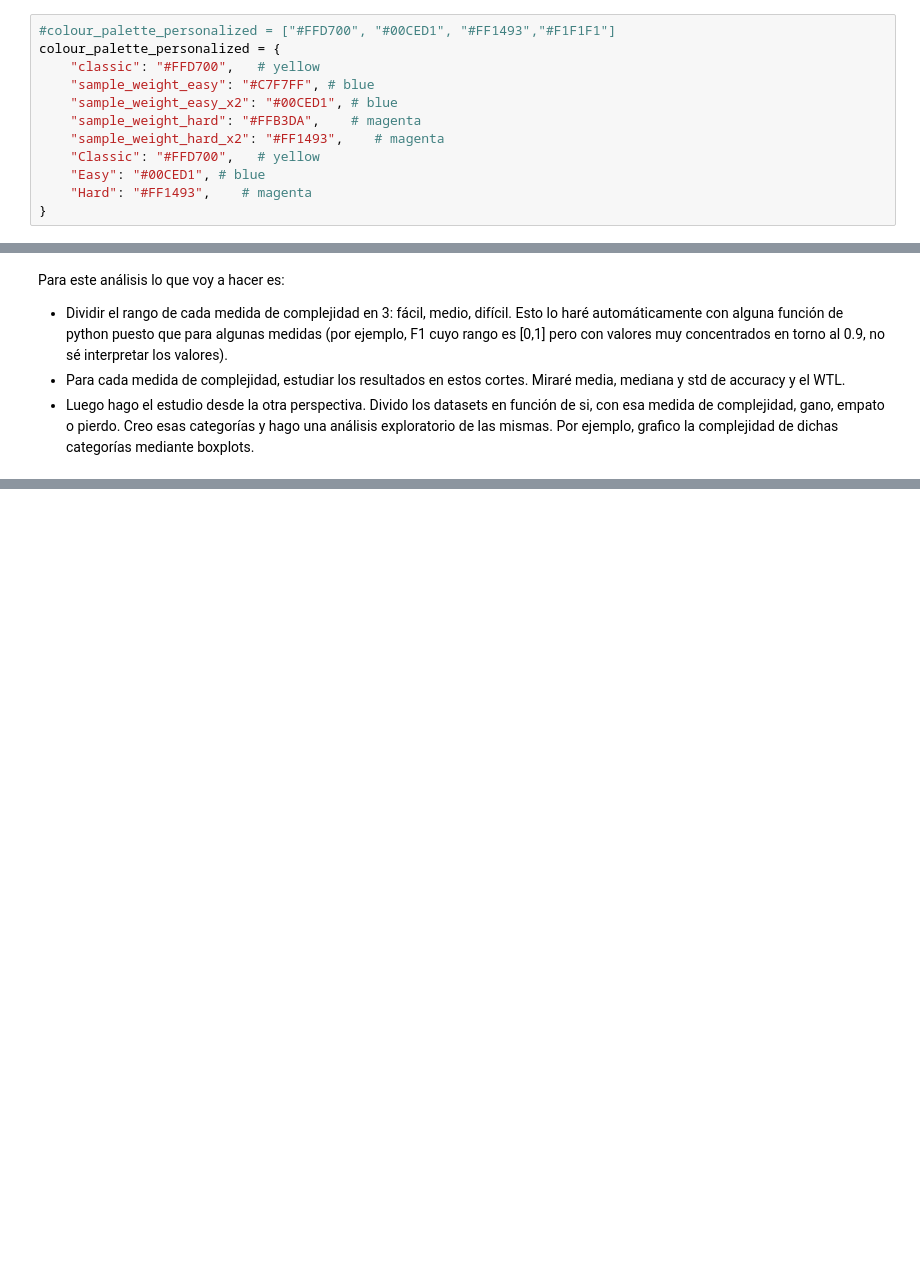
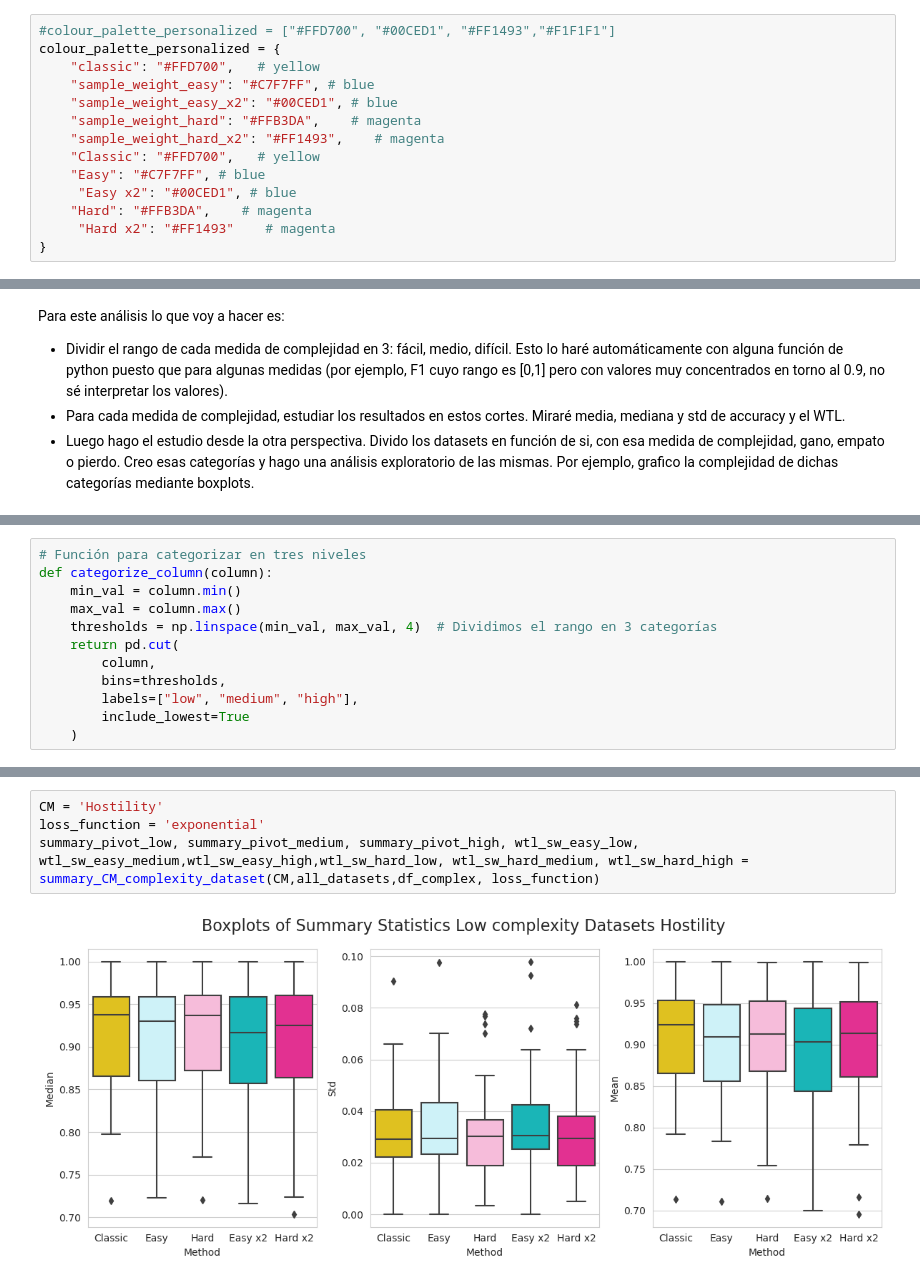
Before and after one commit to carmenlancho/EnsemblesComplexity, a Jupyter notebook: Notebooks/Analysis_GB_LevelOfComplexity.ipynb, the cells around one changed output, grey strips where cells are left out. Cells and saved outputs as stored; diff of their text form; blank space fills up the shorter version.

Commit message:
notebook para estudio resultados GB por nivel de complejidad: análisis más avanzado

```diff
--- a/Notebooks/Analysis_GB_LevelOfComplexity.ipynb
+++ b/Notebooks/Analysis_GB_LevelOfComplexity.ipynb
@@ -26,8 +26,10 @@ colour_palette_personalized = {
     "sample_weight_hard": "#FFB3DA",    # magenta
     "sample_weight_hard_x2": "#FF1493",    # magenta
     "Classic": "#FFD700",   # yellow
-    "Easy": "#00CED1", # blue
-    "Hard": "#FF1493",    # magenta
+    "Easy": "#C7F7FF", # blue
+     "Easy x2": "#00CED1", # blue
+    "Hard": "#FFB3DA",    # magenta
+     "Hard x2": "#FF1493"    # magenta
 }
 # %%
 specific_path = os.path.join(path_csv, '*Aggregated*.csv')
@@ -57,0 +183,12 @@ Para este análisis lo que voy a hacer es:
+# %%
+# Función para categorizar en tres niveles
+def categorize_column(column):
+    min_val = column.min()
+    max_val = column.max()
+    thresholds = np.linspace(min_val, max_val, 4)  # Dividimos el rango en 3 categorías
+    return pd.cut(
+        column,
+        bins=thresholds,
+        labels=["low", "medium", "high"],
+        include_lowest=True
+    )
@@ -57,0 +463,6 @@ Para este análisis lo que voy a hacer es:
+# %%
+CM = 'Hostility'
+loss_function = 'exponential'
+summary_pivot_low, summary_pivot_medium, summary_pivot_high, wtl_sw_easy_low, wtl_sw_easy_medium,wtl_sw_easy_high,wtl_sw_hard_low, wtl_sw_hard_medium, wtl_sw_hard_high = summary_CM_complexity_dataset(CM,all_datasets,df_complex, loss_function)
+# %% [output]
+[figure, added]
```
Also changed, not shown: parts of 23 cells of this notebook.
